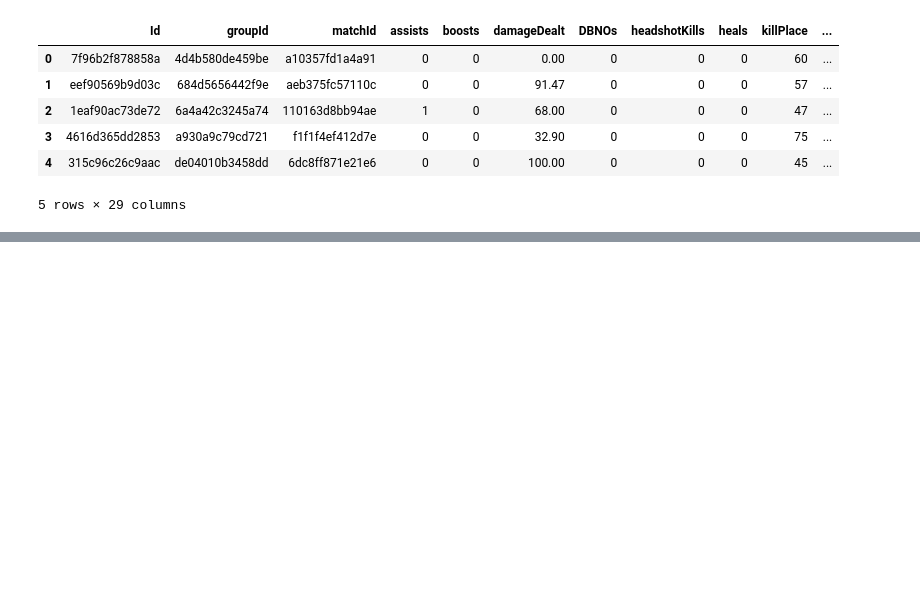
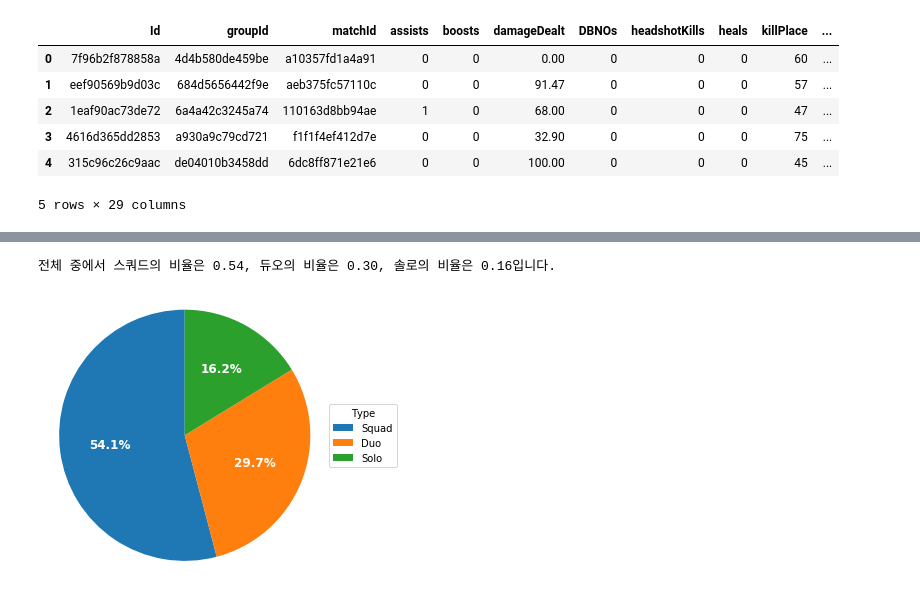
Before and after one commit to shjas94/SMU_ML, a Jupyter notebook: smu_ml.ipynb, the cells around one changed output, grey strips where cells are left out. Saved outputs shown, nothing was run; the diff lists cells and outputs as text; code cells hidden in the pictures; blank space fills up the shorter version.

```diff
--- a/smu_ml.ipynb
+++ b/smu_ml.ipynb
@@ -234,0 +184,34 @@ Shrink model to first 3979 iterations.
+# %%
+match_type2 = train.loc[:, 'matchType'].value_counts().to_frame()
+class_squad = match_type2.loc[["squad-fpp","squad","normal-squad-fpp","normal-squad"],"matchType"].sum()
+class_duo = match_type2.loc[["duo-fpp","duo","normal-duo-fpp","normal-duo"],"matchType"].sum()
+class_solo = match_type2.loc[["solo-fpp","solo","normal-solo-fpp","normal-solo"],"matchType"].sum()
+classify = pd.DataFrame([class_squad, class_duo, class_solo], index=['squad', 'duo', 'solo'], columns = ['Count'])
+classify
+
+psquad = classify.loc['squad', 'Count']
+pduo = classify.loc['duo', 'Count']
+psolo = classify.loc['solo', 'Count']
+total = psquad + pduo + psolo
+
+print('전체 중에서 스쿼드의 비율은 %.2f, 듀오의 비율은 %.2f, 솔로의 비율은 %.2f입니다.'
+      % (psquad / total, pduo / total, psolo / total))
+## 일단 이벤트 매치는 생각 안함
+# %% [output]
+전체 중에서 스쿼드의 비율은 0.54, 듀오의 비율은 0.30, 솔로의 비율은 0.16입니다.
+# %%
+fig1, ax1 = plt.subplots(figsize=(5, 5))
+labels = ['Squad', 'Duo', 'Solo']
+
+wedges, texts, autotexts = ax1.pie(classify['Count'], textprops=dict(color='w'),
+                                   autopct='%1.1f%%', startangle=90)
+ax1.axis('equal')
+ax1.legend(wedges, labels,
+          title='Type',
+          loc='center left',
+          bbox_to_anchor=(1, 0, 0.5, 1))
+
+plt.setp(autotexts, size=12, weight='bold')
+plt.show()
+# %% [output]
+[figure, added]
```
Also changed, not shown: parts of 90 cells of this notebook.
